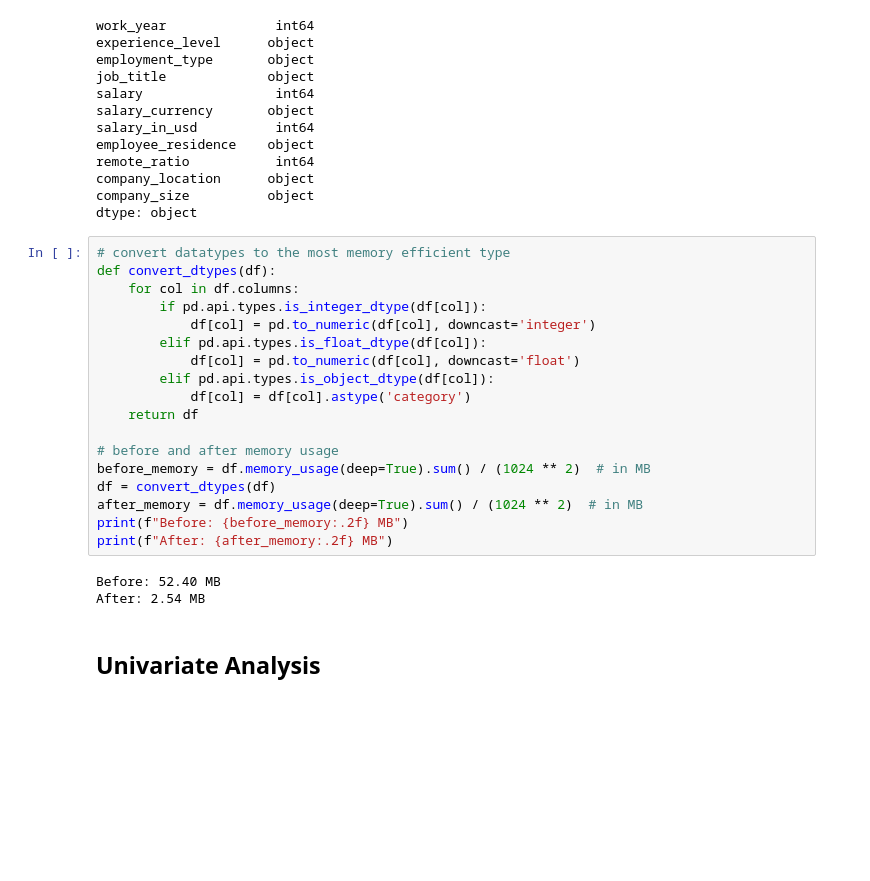
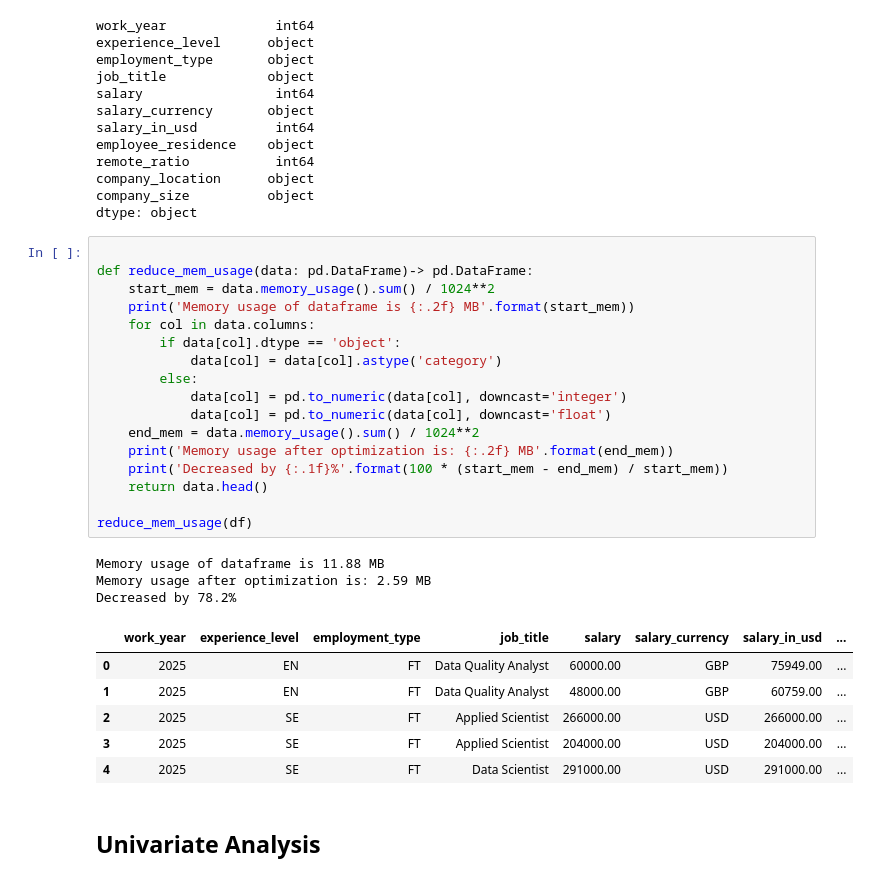
Before and after one commit to Ihtishammehmood/Mlops-Projects, a Jupyter notebook: ZenML-Project/EDA.ipynb, the cells around one changed output. Cells and saved outputs as stored; diff of their text form; blank space fills up the shorter version.

```diff
--- a/ZenML-Project/EDA.ipynb
+++ b/ZenML-Project/EDA.ipynb
@@ -107,26 +109,32 @@ company_location      object
 company_size          object
 dtype: object
 # %%
-# convert datatypes to the most memory efficient type
-def convert_dtypes(df):
-    for col in df.columns:
-        if pd.api.types.is_integer_dtype(df[col]):
-            df[col] = pd.to_numeric(df[col], downcast='integer')
-        elif pd.api.types.is_float_dtype(df[col]):
-            df[col] = pd.to_numeric(df[col], downcast='float')
-        elif pd.api.types.is_object_dtype(df[col]):
-            df[col] = df[col].astype('category')
-    return df
 
-# before and after memory usage
-before_memory = df.memory_usage(deep=True).sum() / (1024 ** 2)  # in MB
-df = convert_dtypes(df)
-after_memory = df.memory_usage(deep=True).sum() / (1024 ** 2)  # in MB
-print(f"Before: {before_memory:.2f} MB")
-print(f"After: {after_memory:.2f} MB")
+def reduce_mem_usage(data: pd.DataFrame)-> pd.DataFrame:
+    start_mem = data.memory_usage().sum() / 1024**2
+    print('Memory usage of dataframe is {:.2f} MB'.format(start_mem))
+    for col in data.columns:
+        if data[col].dtype == 'object':
+            data[col] = data[col].astype('category')
+        else:
+            data[col] = pd.to_numeric(data[col], downcast='integer')
+            data[col] = pd.to_numeric(data[col], downcast='float')
+    end_mem = data.memory_usage().sum() / 1024**2
+    print('Memory usage after optimization is: {:.2f} MB'.format(end_mem))
+    print('Decreased by {:.1f}%'.format(100 * (start_mem - end_mem) / start_mem))
+    return data.head()
+
+reduce_mem_usage(df)
 # %% [output]
-Before: 52.40 MB
-After: 2.54 MB
+Memory usage of dataframe is 11.88 MB
+Memory usage after optimization is: 2.59 MB
+Decreased by 78.2%
+|  | work_year | experience_level | employment_type | job_title | salary | salary_currency | salary_in_usd | ... |
+| 0 | 2025 | EN | FT | Data Quality Analyst | 60000.00 | GBP | 75949.00 | ... |
+| 1 | 2025 | EN | FT | Data Quality Analyst | 48000.00 | GBP | 60759.00 | ... |
+| 2 | 2025 | SE | FT | Applied Scientist | 266000.00 | USD | 266000.00 | ... |
+| 3 | 2025 | SE | FT | Applied Scientist | 204000.00 | USD | 204000.00 | ... |
+| 4 | 2025 | SE | FT | Data Scientist | 291000.00 | USD | 291000.00 | ... |
 # %% [markdown]
 ## Univariate Analysis
 # %% [markdown]
```
Also changed, not shown: parts of 10 cells of this notebook, 48 other files.
